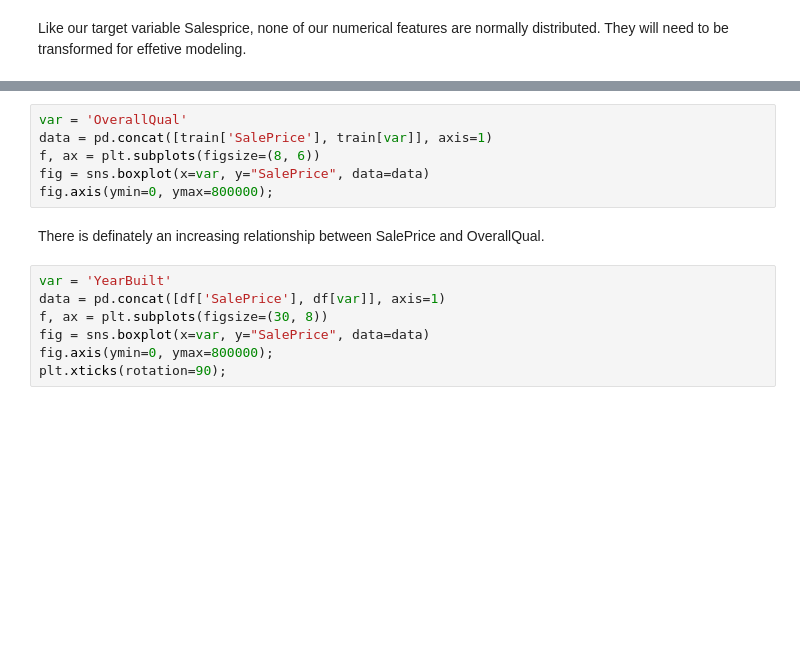
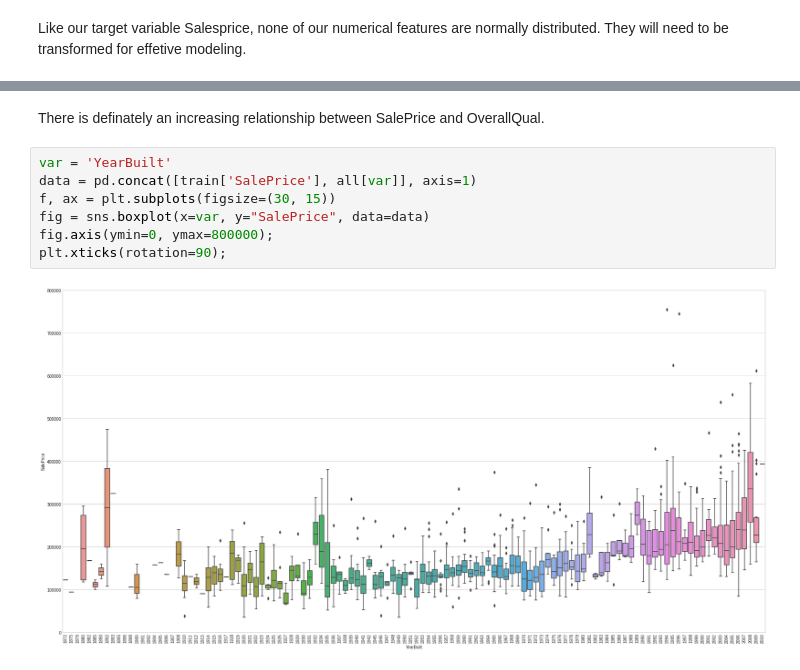
Before and after one commit to villafue/Capstone_1-_Predict_House_Prices, a Jupyter notebook: House_Price.ipynb, the cells around one changed output, grey strips where cells are left out. Drawn from its saved outputs; the diff is of its cells as text; blank space fills up the shorter version.

```diff
--- a/House_Price.ipynb
+++ b/House_Price.ipynb
@@ -556,15 +561,11 @@ fig.axis(ymin=0, ymax=800000);
-# %%
-var = 'OverallQual'
-data = pd.concat([train['SalePrice'], train[var]], axis=1)
-f, ax = plt.subplots(figsize=(8, 6))
-fig = sns.boxplot(x=var, y="SalePrice", data=data)
-fig.axis(ymin=0, ymax=800000);
 # %% [markdown]
 There is definately an increasing relationship between SalePrice and OverallQual.
 # %%
 var = 'YearBuilt'
-data = pd.concat([df['SalePrice'], df[var]], axis=1)
-f, ax = plt.subplots(figsize=(30, 8))
+data = pd.concat([train['SalePrice'], all[var]], axis=1)
+f, ax = plt.subplots(figsize=(30, 15))
 fig = sns.boxplot(x=var, y="SalePrice", data=data)
 fig.axis(ymin=0, ymax=800000);
 plt.xticks(rotation=90);
+# %% [output]
+[figure, added]
```
Also changed, not shown: parts of 11 cells of this notebook.
